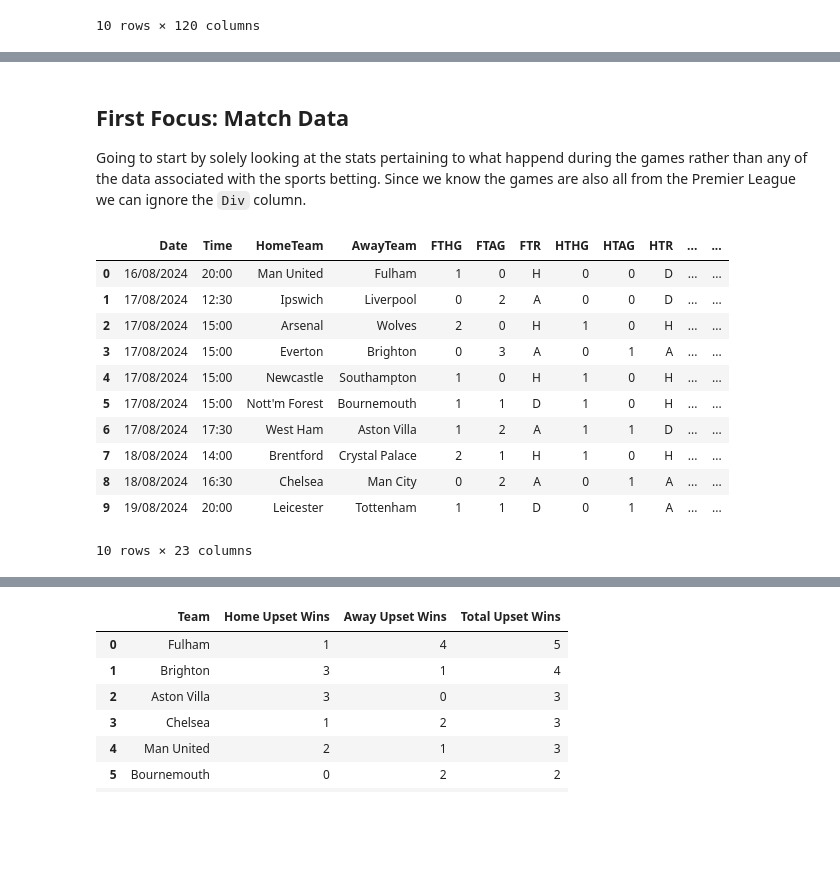
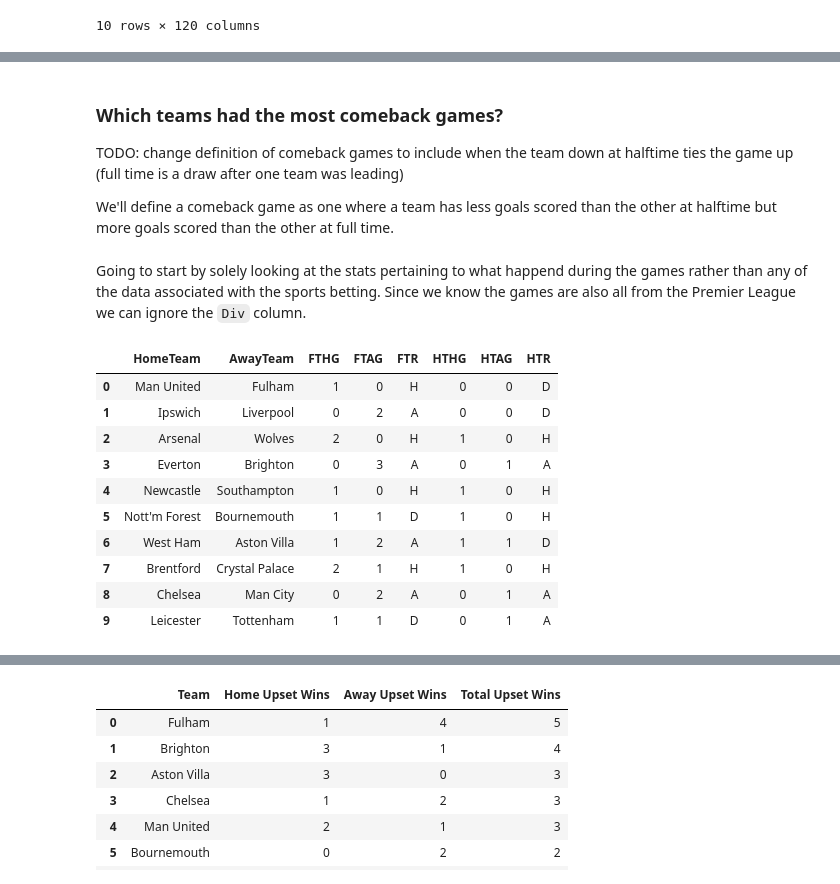
Before and after one commit to William-Mahnke/Premier-League, a Jupyter notebook: 2024-2025.ipynb, the cells around one changed output, grey strips where cells are left out. Drawn from its saved outputs; the diff is of its cells as text; code cells hidden in the pictures; blank space fills up the shorter version.

```diff
--- a/2024-2025.ipynb
+++ b/2024-2025.ipynb
@@ -31,24 +146,26 @@ data_2024_2025.head(10)
+# %% [markdown]
+### Which teams had the most comeback games?
+
+TODO: change definition of comeback games to include when the team down at halftime ties the game up (full time is a draw after one team was leading)
+
+We'll define a comeback game as one where a team has less goals scored than the other at halftime but more goals scored than the other at full time.
 # %% [markdown]
-## First Focus: Match Data
-
 Going to start by solely looking at the stats pertaining to what happend during the games rather than any of the data associated with the sports betting. Since we know the games are also all from the Premier League we can ignore the `Div` column.
 # %%
 # subset of data for match stats
-match_stat_cols = ['Date', 'Time', 'HomeTeam', 'AwayTeam', 'FTHG', 'FTAG', 'FTR',
-                   'HTHG', 'HTAG', 'HTR', 'Referee', 'HS', 'AS', 'HST', 'AST',
-                   'HF', 'AF', 'HC', 'AC', 'HY', 'AY', 'HR', 'AR']
+match_stat_cols = ['HomeTeam', 'AwayTeam', 'FTHG', 'FTAG', 'FTR',
+                   'HTHG', 'HTAG', 'HTR']
 match_data = data_2024_2025[match_stat_cols]
 match_data.head(10)
 # %% [output]
-|  | Date | Time | HomeTeam | AwayTeam | FTHG | FTAG | FTR | HTHG | HTAG | HTR | ... | ... |
-| 0 | 16/08/2024 | 20:00 | Man United | Fulham | 1 | 0 | H | 0 | 0 | D | ... | ... |
-| 1 | 17/08/2024 | 12:30 | Ipswich | Liverpool | 0 | 2 | A | 0 | 0 | D | ... | ... |
-| 2 | 17/08/2024 | 15:00 | Arsenal | Wolves | 2 | 0 | H | 1 | 0 | H | ... | ... |
-| 3 | 17/08/2024 | 15:00 | Everton | Brighton | 0 | 3 | A | 0 | 1 | A | ... | ... |
-| 4 | 17/08/2024 | 15:00 | Newcastle | Southampton | 1 | 0 | H | 1 | 0 | H | ... | ... |
-| 5 | 17/08/2024 | 15:00 | Nott'm Forest | Bournemouth | 1 | 1 | D | 1 | 0 | H | ... | ... |
-| 6 | 17/08/2024 | 17:30 | West Ham | Aston Villa | 1 | 2 | A | 1 | 1 | D | ... | ... |
-| 7 | 18/08/2024 | 14:00 | Brentford | Crystal Palace | 2 | 1 | H | 1 | 0 | H | ... | ... |
-| 8 | 18/08/2024 | 16:30 | Chelsea | Man City | 0 | 2 | A | 0 | 1 | A | ... | ... |
-| 9 | 19/08/2024 | 20:00 | Leicester | Tottenham | 1 | 1 | D | 0 | 1 | A | ... | ... |
+|  | HomeTeam | AwayTeam | FTHG | FTAG | FTR | HTHG | HTAG | HTR |
+| 0 | Man United | Fulham | 1 | 0 | H | 0 | 0 | D |
+| 1 | Ipswich | Liverpool | 0 | 2 | A | 0 | 0 | D |
+| 2 | Arsenal | Wolves | 2 | 0 | H | 1 | 0 | H |
+| 3 | Everton | Brighton | 0 | 3 | A | 0 | 1 | A |
+| 4 | Newcastle | Southampton | 1 | 0 | H | 1 | 0 | H |
+| 5 | Nott'm Forest | Bournemouth | 1 | 1 | D | 1 | 0 | H |
+| 6 | West Ham | Aston Villa | 1 | 2 | A | 1 | 1 | D |
+| 7 | Brentford | Crystal Palace | 2 | 1 | H | 1 | 0 | H |
+| 8 | Chelsea | Man City | 0 | 2 | A | 0 | 1 | A |
+| 9 | Leicester | Tottenham | 1 | 1 | D | 0 | 1 | A |
-10 rows × 23 columns
```
Also changed, not shown: parts of 17 cells of this notebook.
